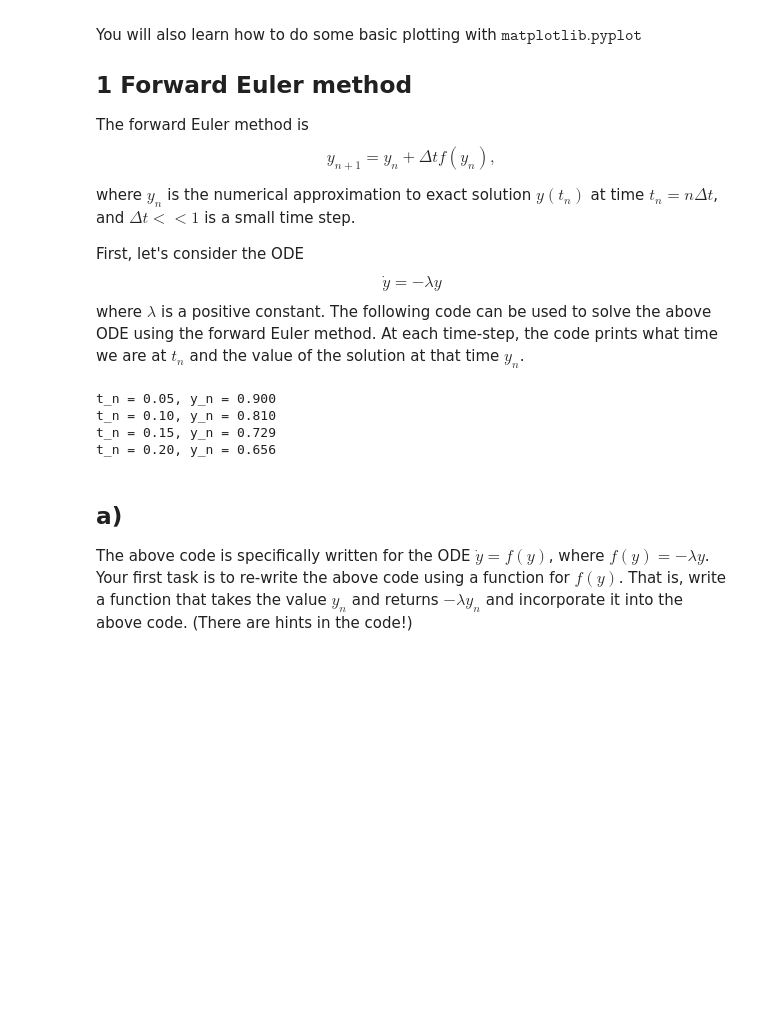
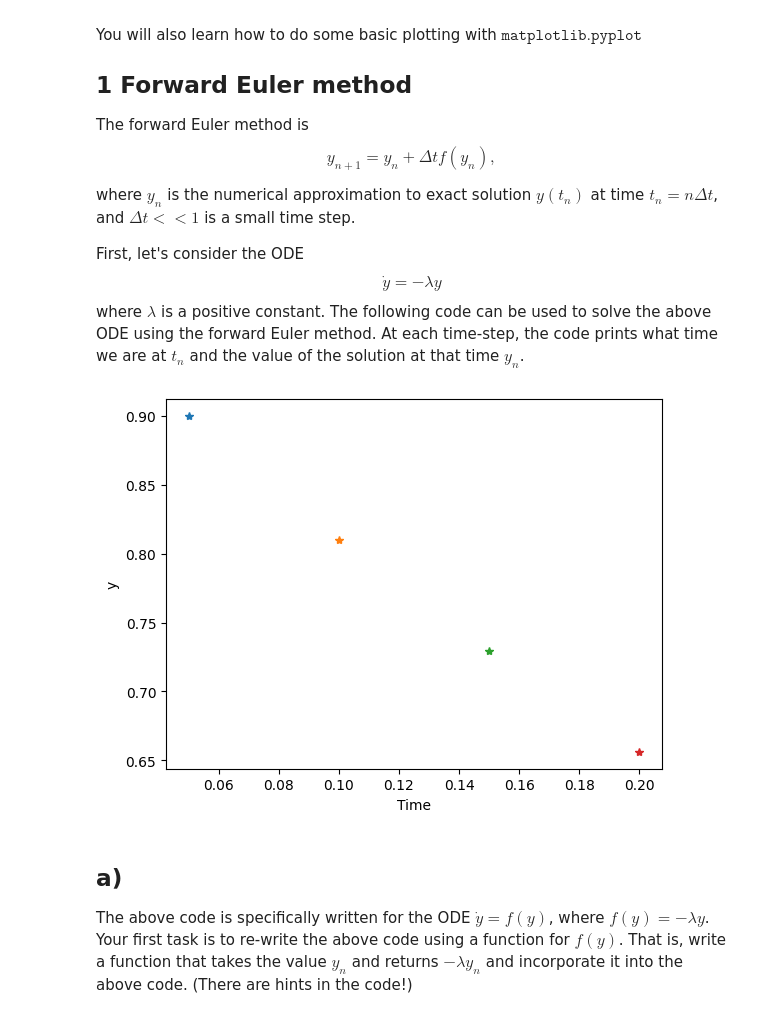
Before and after one commit to HenrikRaa/TDT4127, a Jupyter notebook: assignment_4/ODEassignment1.ipynb, the cells around one changed output. Drawn from its saved outputs; the diff is of its cells as text; code cells hidden in the pictures; blank space fills up the shorter version.

```diff
--- a/assignment_4/ODEassignment1.ipynb
+++ b/assignment_4/ODEassignment1.ipynb
@@ -17,26 +17,31 @@ First, let's consider the ODE
 $$\dot{y} = - \lambda y$$
 where $\lambda$ is a positive constant. The following code can be used to solve the above ODE using the forward Euler method. At each time-step, the code prints what time we are at $t_n$ and the value of the solution at that time $y_n$.
 # %%
+import matplotlib.pyplot as plt
 # This is where you write the code for task 1a) and 1b)
 
 lam = 2           # lambda
 dt  = 0.05        # time step
 T   = 0.2         # total integration time
 nt  = round(T/dt) # total number of time steps
 y   = 1           # initial conditions
 
 # (1a) Write a function here
 
+def forwardEuler(y):
+    return -lam * y
 
 
 for it in range(0,nt):
-    y = y - dt*lam*y # (1a) Your function should go here!
-    print("t_n = %-.2f, y_n = %-.3f" % ((it+1)*dt,y)) # (1b) your plotting command should replace this line
+    y = y + dt * forwardEuler(y)  # (1a) Your function should go here!
+    plt.plot(dt * (it + 1), y, "*")
+    #print("t_n = %-.2f, y_n = %-.3f" % ((it+1)*dt,y)) # (1b) your plotting command should replace this line
+
+plt.ylabel("y")
+plt.xlabel("Time")
+plt.show()
 # %% [output]
-t_n = 0.05, y_n = 0.900
-t_n = 0.10, y_n = 0.810
-t_n = 0.15, y_n = 0.729
-t_n = 0.20, y_n = 0.656
+[figure, added]
 # %% [markdown]
 
 ## a)
```
Also changed, not shown: parts of 6 cells of this notebook.
